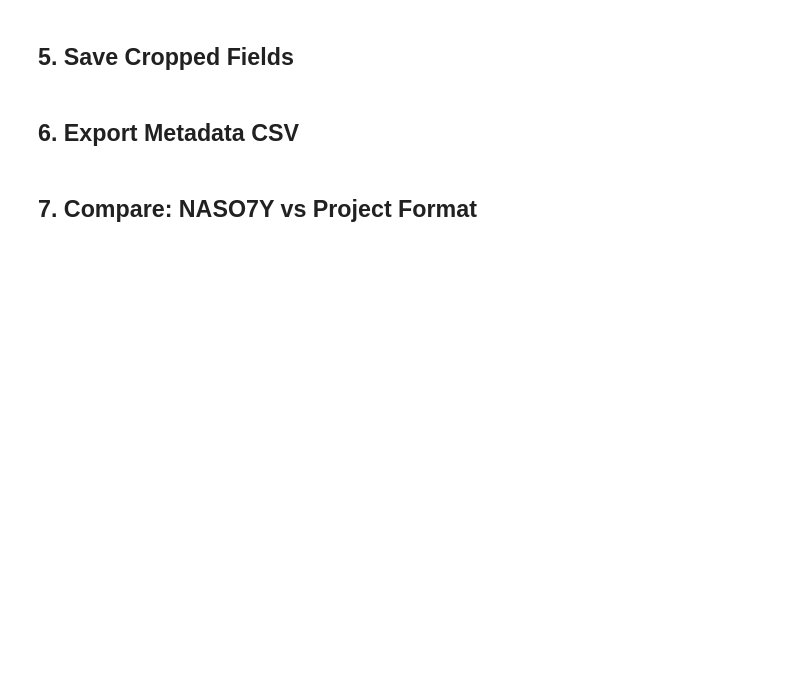
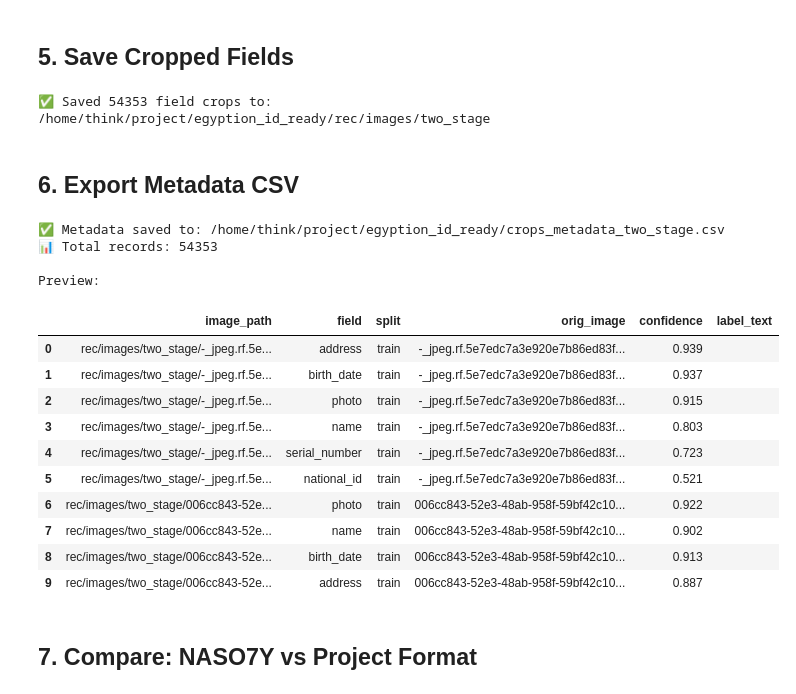
Before and after one commit to thinkai-engine/egyption_id_ready, a Jupyter notebook: notebooks/04_two_stage_detection.ipynb, the cells around one changed output. Drawn from its saved outputs; the diff is of its cells as text; code cells hidden in the pictures; blank space fills up the shorter version.

```diff
--- a/notebooks/04_two_stage_detection.ipynb
+++ b/notebooks/04_two_stage_detection.ipynb
@@ -162,6 +212,6 @@ for naso7y_name, project_name in mapping.items():
 # %%
 # Get list of test images
 images_dir = ROOT / "train" / "images"
-image_files = sorted(list(images_dir.glob("*.jpg"))[:10])  # First 10 images
+image_files = sorted(list(images_dir.glob("*.jpg"))[:])  # First 10 images
 
 print(f"📋 Processing {len(image_files)} images...")
@@ -210,7 +283,7 @@ output_dir = ROOT / "rec" / "images" / "two_stage"
 output_dir.mkdir(parents=True, exist_ok=True)
 
 saved_count = 0
-for img_path in tqdm(image_files[:5], desc="Saving crops"):  # First 5 images
+for img_path in tqdm(image_files[:], desc="Saving crops"):  # All images
     try:
         image = cv2.imread(str(img_path))
         card_crop, fields = detector.detect_full(image, translate_to_project=True)
@@ -224,38 +297,56 @@ for img_path in tqdm(image_files[:5], desc="Saving crops"):  # First 5 images
         print(f"⚠️  Error: {e}")
 
 print(f"\n✅ Saved {saved_count} field crops to: {output_dir}")
+# %% [output]
+✅ Saved 54353 field crops to: /home/think/project/egyption_id_ready/rec/images/two_stage
 # %% [markdown]
 ## 6. Export Metadata CSV
 # %%
 # Create metadata DataFrame
 metadata = []
-for img_path in tqdm(image_files[:5], desc="Creating metadata"):
+for img_path in tqdm(image_files[:], desc="Creating metadata"):
     try:
         image = cv2.imread(str(img_path))
         card_crop, fields = detector.detect_full(image, translate_to_project=True)
 
         for field_name, (crop, conf) in fields.items():
             save_name = f"{img_path.stem}_{field_name}.jpg"
             metadata.append({
                 'image_path': f"rec/images/two_stage/{save_name}",
                 'field': field_name,
                 'split': 'train',
                 'orig_image': img_path.name,
                 'confidence': round(conf, 3),
                 'label_text': '',  # To be filled by OCR
             })
     except Exception as e:
         print(f"⚠️  Error: {e}")
 
 # Save to CSV
 df_metadata = pd.DataFrame(metadata)
 metadata_path = ROOT / "crops_metadata_two_stage.csv"
 df_metadata.to_csv(metadata_path, index=False, encoding='utf-8-sig')
 
 print(f"✅ Metadata saved to: {metadata_path}")
 print(f"📊 Total records: {len(df_metadata)}")
 print(f"\nPreview:")
 display(df_metadata.head(10))
+# %% [output]
+✅ Metadata saved to: /home/think/project/egyption_id_ready/crops_metadata_two_stage.csv
+📊 Total records: 54353
+
+Preview:
+|  | image_path | field | split | orig_image | confidence | label_text |
+| 0 | rec/images/two_stage/-_jpeg.rf.5e... | address | train | -_jpeg.rf.5e7edc7a3e920e7b86ed83f... | 0.939 |  |
+| 1 | rec/images/two_stage/-_jpeg.rf.5e... | birth_date | train | -_jpeg.rf.5e7edc7a3e920e7b86ed83f... | 0.937 |  |
+| 2 | rec/images/two_stage/-_jpeg.rf.5e... | photo | train | -_jpeg.rf.5e7edc7a3e920e7b86ed83f... | 0.915 |  |
+| 3 | rec/images/two_stage/-_jpeg.rf.5e... | name | train | -_jpeg.rf.5e7edc7a3e920e7b86ed83f... | 0.803 |  |
+| 4 | rec/images/two_stage/-_jpeg.rf.5e... | serial_number | train | -_jpeg.rf.5e7edc7a3e920e7b86ed83f... | 0.723 |  |
+| 5 | rec/images/two_stage/-_jpeg.rf.5e... | national_id | train | -_jpeg.rf.5e7edc7a3e920e7b86ed83f... | 0.521 |  |
+| 6 | rec/images/two_stage/006cc843-52e... | photo | train | 006cc843-52e3-48ab-958f-59bf42c10... | 0.922 |  |
+| 7 | rec/images/two_stage/006cc843-52e... | name | train | 006cc843-52e3-48ab-958f-59bf42c10... | 0.902 |  |
+| 8 | rec/images/two_stage/006cc843-52e... | birth_date | train | 006cc843-52e3-48ab-958f-59bf42c10... | 0.913 |  |
+| 9 | rec/images/two_stage/006cc843-52e... | address | train | 006cc843-52e3-48ab-958f-59bf42c10... | 0.887 |  |
 # %% [markdown]
 ## 7. Compare: NASO7Y vs Project Format
 # %%
```
Also changed, not shown: parts of 18 cells of this notebook, 9 other files.
